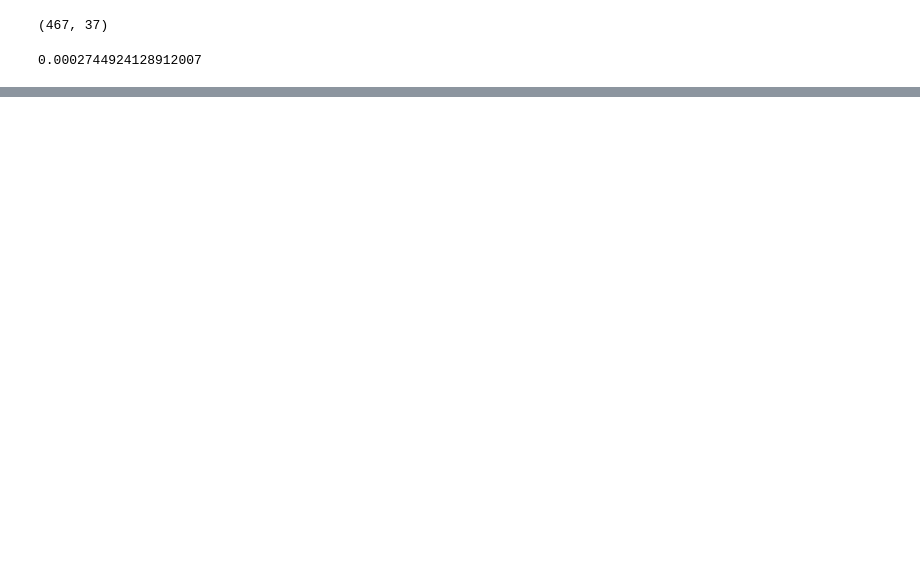
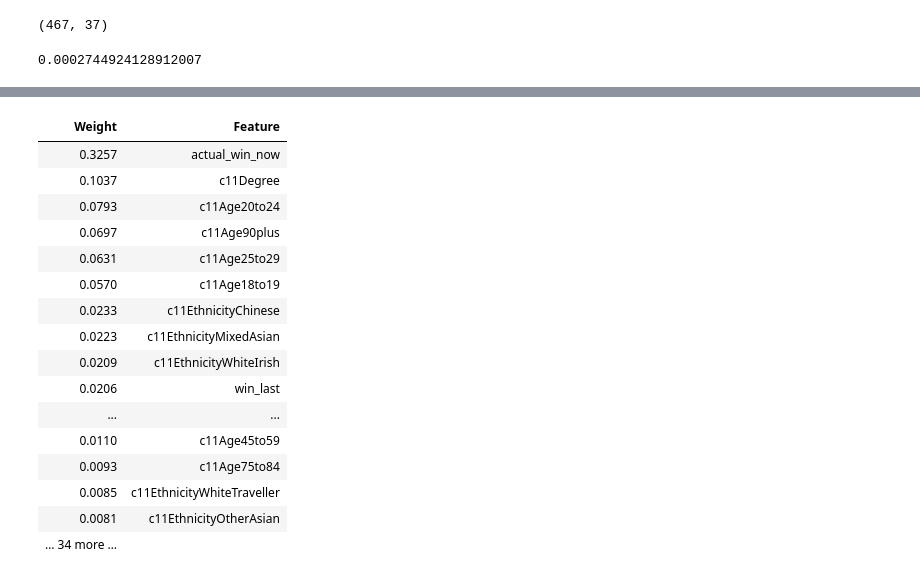
Before and after one commit to john-sandall/democracy-hackathon, a Jupyter notebook: turnout_model/LGBM + census data.ipynb, the cells around one changed output, grey strips where cells are left out. Drawn from its saved outputs; the diff is of its cells as text; code cells hidden in the pictures; blank space fills up the shorter version.

```diff
--- a/turnout_model/LGBM + census data.ipynb
+++ b/turnout_model/LGBM + census data.ipynb
@@ -54,7 +54,7 @@ census = pd.read_csv("~/Downloads/census_file.csv")
 df = df.merge(
     census[
         [
-            "c11Male",
+            "c11Female",
             "c11EthnicityWhite",
             "c11EthnicityMixed",
             "c11EthnicityAsian",
@@ -206,0 +158,22 @@ LGBMRegressor(boosting_type='gbdt', class_weight=None, colsample_bytree=1.0,
+# %%
+lgbm = LGBMRegressor(n_estimators=10000, learning_rate=0.01)
+
+for train_idx, val_idx in GroupKFold(3).split(df, groups=df["Constituency Name"]):
+    lgbm.fit(
+        df.drop(["turnout", "Votes"], axis=1).iloc[train_idx],
+        df.turnout.iloc[train_idx],
+        eval_set=[
+            (
+                df.drop(["turnout", "Votes"], axis=1).iloc[train_idx],
+                df.turnout.iloc[train_idx],
+            ),
+            (
+                df.drop(["turnout", "Votes"], axis=1).iloc[val_idx],
+                df.turnout.iloc[val_idx],
+            ),
+        ],
+        eval_metric="mae",
+        early_stopping_rounds=100,
+        verbose=100,
+    )
+    break
@@ -254,0 +244,20 @@ findfont: Font family ['xkcd', 'xkcd Script', 'Humor Sans', 'Comic Sans MS'] not
+# %%
+explain_weights(lgbm)
+# %% [output]
+| Weight | Feature |
+| 0.3257 | actual_win_now |
+| 0.1037 | c11Degree |
+| 0.0793 | c11Age20to24 |
+| 0.0697 | c11Age90plus |
+| 0.0631 | c11Age25to29 |
+| 0.0570 | c11Age18to19 |
+| 0.0233 | c11EthnicityChinese |
+| 0.0223 | c11EthnicityMixedAsian |
+| 0.0209 | c11EthnicityWhiteIrish |
+| 0.0206 | win_last |
+| ... | ... |
+| 0.0110 | c11Age45to59 |
+| 0.0093 | c11Age75to84 |
+| 0.0085 | c11EthnicityWhiteTraveller |
+| 0.0081 | c11EthnicityOtherAsian |
+| … 34 more … |  |
```
Also changed, not shown: parts of 9 cells of this notebook.
